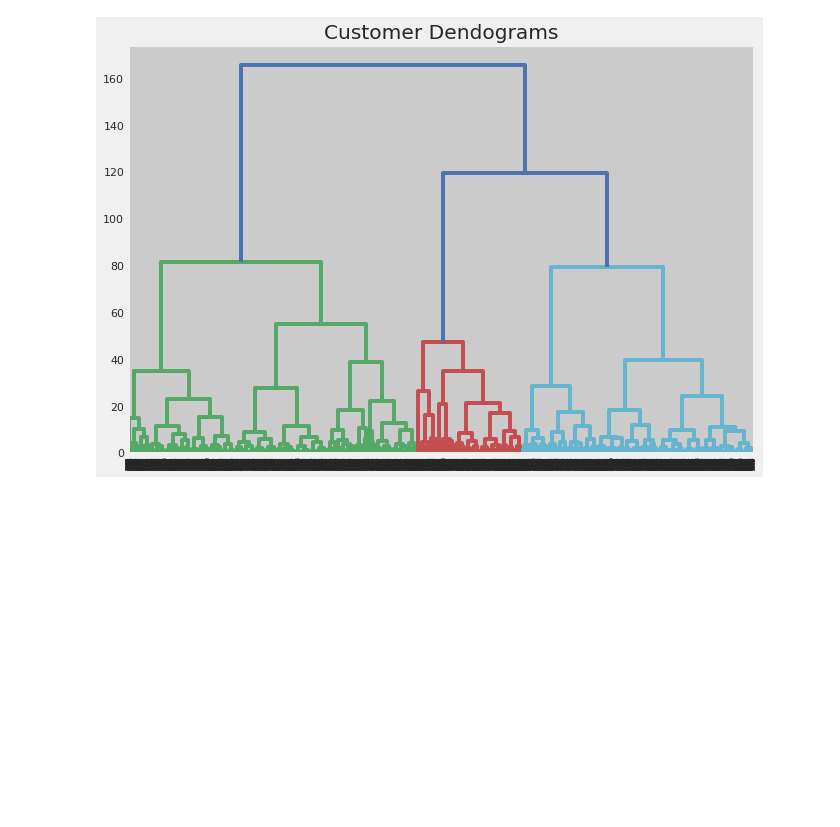
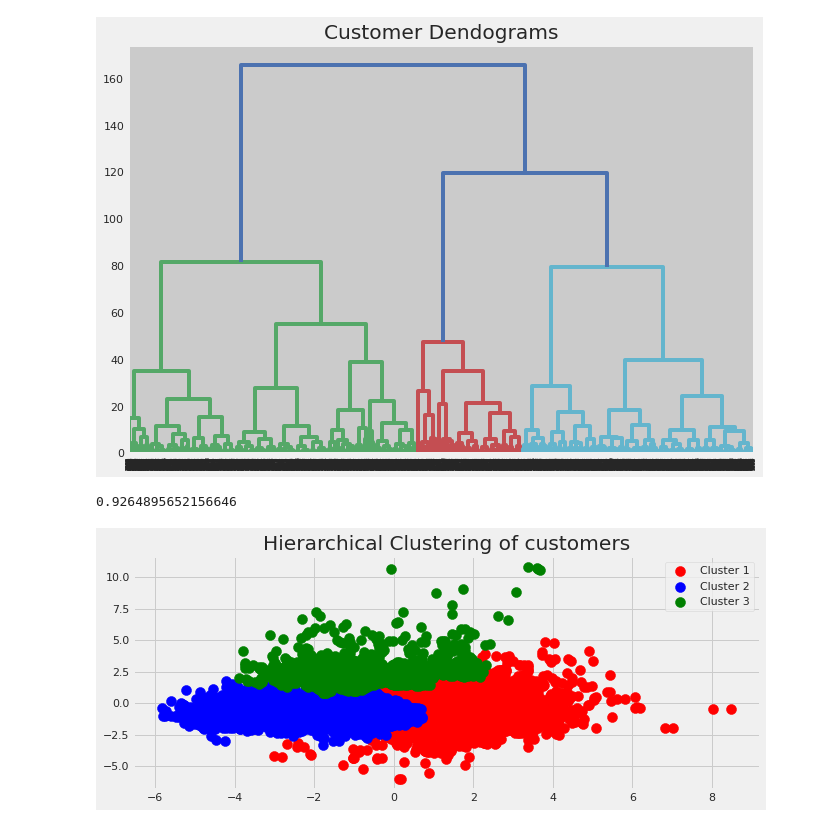
Before and after one commit to ennio-guzman/DataScienceLab, a Jupyter notebook: Data_science_lab.ipynb, the cells around one changed output. Drawn from its saved outputs; the diff is of its cells as text; code cells hidden in the pictures; blank space fills up the shorter version.

```diff
--- a/Data_science_lab.ipynb
+++ b/Data_science_lab.ipynb
@@ -302,5 +321,21 @@ dend = shc.dendrogram(shc.linkage(X, method='ward'))
 [figure]
 # %%
 from sklearn.cluster import AgglomerativeClustering
-hc = AgglomerativeClustering(n_clusters = 2, affinity = 'euclidean', linkage = 'ward')
+hc = AgglomerativeClustering(n_clusters = 3, affinity = 'euclidean', linkage = 'ward')
 y_hc = hc.fit_predict(X)
+# %%
+labels = hc.labels_
+from sklearn.metrics import davies_bouldin_score
+davies_bouldin_score(X, labels)
+# %% [output]
+0.9264895652156646
+# %%
+plt.scatter(X[y_hc == 0, 0], X[y_hc == 0, 1], s = 100, c = 'red', label = 'Cluster 1')
+plt.scatter(X[y_hc == 1, 0], X[y_hc == 1, 1], s = 100, c = 'blue', label = 'Cluster 2')
+plt.scatter(X[y_hc == 2, 0], X[y_hc == 2, 1], s = 100, c = 'green', label = 'Cluster 3')
+#plt.scatter(X[y_hc == 3, 0], X[y_hc == 3, 1], s = 100, c = 'cyan', label = 'Cluster 4')
+plt.title('Hierarchical Clustering of customers')
+plt.legend()
+plt.show()
+# %% [output]
+[figure, added]
```
Also changed, not shown: parts of 6 cells of this notebook.
